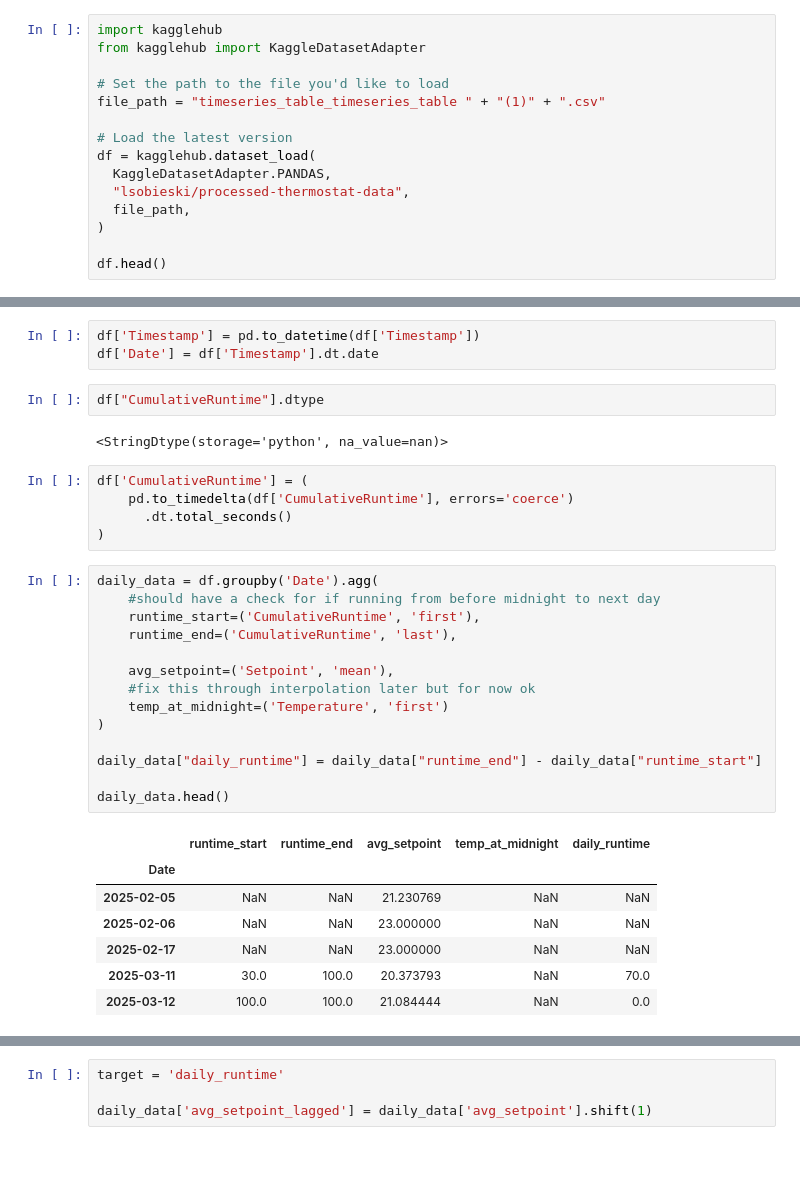
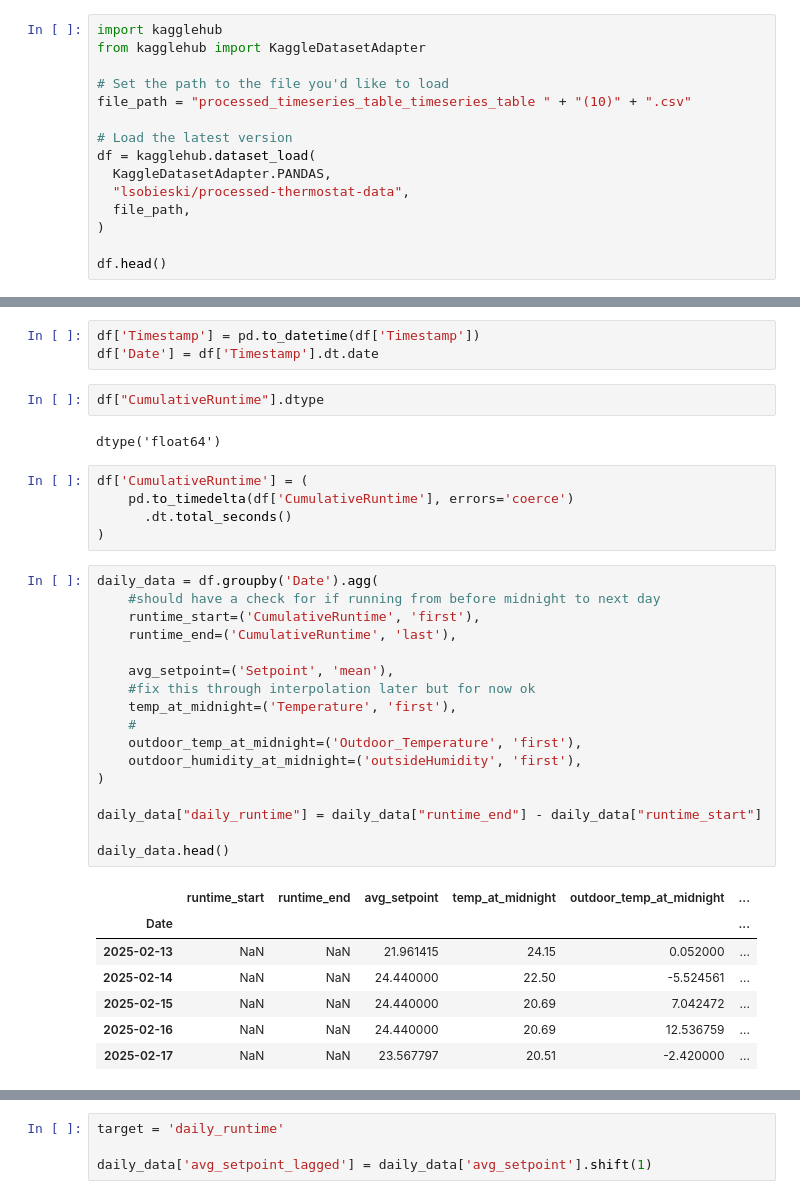
Before and after one commit to Temple-University-CIS-4496/cis-4496-project-hvac, a Jupyter notebook: Code/Modeling/BaseModel.ipynb, the cells around one changed output, grey strips where cells are left out. Cells and saved outputs as stored; diff of their text form; blank space fills up the shorter version.

```diff
--- a/Code/Modeling/BaseModel.ipynb
+++ b/Code/Modeling/BaseModel.ipynb
@@ -6,7 +6,7 @@ import kagglehub
 from kagglehub import KaggleDatasetAdapter
 
 # Set the path to the file you'd like to load
-file_path = "timeseries_table_timeseries_table " + "(1)" + ".csv"
+file_path = "processed_timeseries_table_timeseries_table " + "(10)" + ".csv"
 
 # Load the latest version
 df = kagglehub.dataset_load(
@@ -31,7 +31,7 @@ df['Date'] = df['Timestamp'].dt.date
 # %%
 df["CumulativeRuntime"].dtype
 # %% [output]
-<StringDtype(storage='python', na_value=nan)>
+dtype('float64')
 # %%
 df['CumulativeRuntime'] = (
     pd.to_timedelta(df['CumulativeRuntime'], errors='coerce')
@@ -40,25 +40,28 @@ df['CumulativeRuntime'] = (
 # %%
 daily_data = df.groupby('Date').agg(
     #should have a check for if running from before midnight to next day
     runtime_start=('CumulativeRuntime', 'first'),
     runtime_end=('CumulativeRuntime', 'last'),
 
     avg_setpoint=('Setpoint', 'mean'),
     #fix this through interpolation later but for now ok
-    temp_at_midnight=('Temperature', 'first')
+    temp_at_midnight=('Temperature', 'first'),
+    #
+    outdoor_temp_at_midnight=('Outdoor_Temperature', 'first'),
+    outdoor_humidity_at_midnight=('outsideHumidity', 'first'),
 )
 
 daily_data["daily_runtime"] = daily_data["runtime_end"] - daily_data["runtime_start"]
 
 daily_data.head()
 # %% [output]
-|  | runtime_start | runtime_end | avg_setpoint | temp_at_midnight | daily_runtime |
-| Date |  |  |  |  |  |
-| 2025-02-05 | NaN | NaN | 21.230769 | NaN | NaN |
-| 2025-02-06 | NaN | NaN | 23.000000 | NaN | NaN |
-| 2025-02-17 | NaN | NaN | 23.000000 | NaN | NaN |
-| 2025-03-11 | 30.0 | 100.0 | 20.373793 | NaN | 70.0 |
-| 2025-03-12 | 100.0 | 100.0 | 21.084444 | NaN | 0.0 |
+|  | runtime_start | runtime_end | avg_setpoint | temp_at_midnight | outdoor_temp_at_midnight | ... |
+| Date |  |  |  |  |  | ... |
+| 2025-02-13 | NaN | NaN | 21.961415 | 24.15 | 0.052000 | ... |
+| 2025-02-14 | NaN | NaN | 24.440000 | 22.50 | -5.524561 | ... |
+| 2025-02-15 | NaN | NaN | 24.440000 | 20.69 | 7.042472 | ... |
+| 2025-02-16 | NaN | NaN | 24.440000 | 20.69 | 12.536759 | ... |
+| 2025-02-17 | NaN | NaN | 23.567797 | 20.51 | -2.420000 | ... |
 # %%
 daily_data.isnull().sum()
 # %% [output]
```
Also changed, not shown: parts of 11 cells of this notebook.
